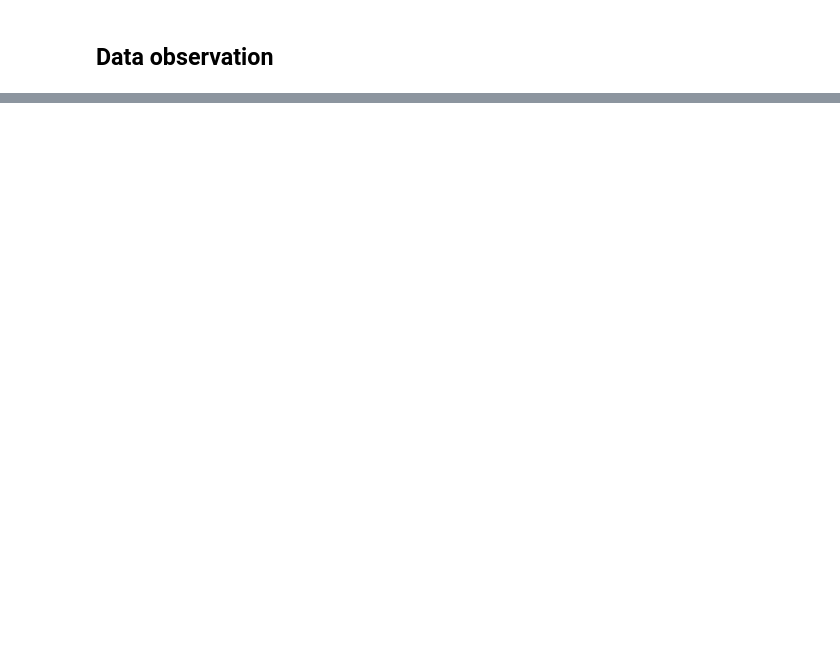
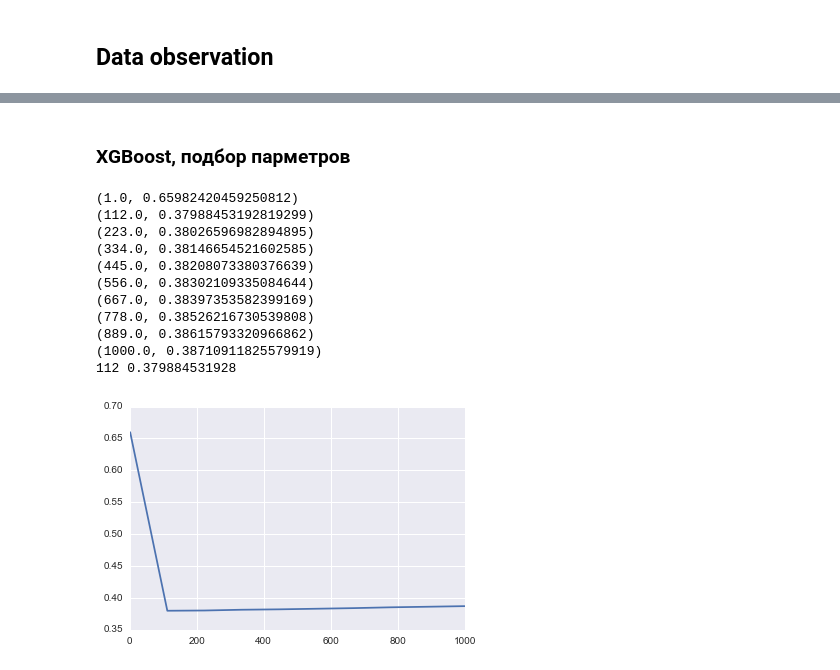
Before and after one commit to uSasha/ML_bootcamp_17_1, a Jupyter notebook: ML_BC_17.ipynb, the cells around one changed output, grey strips where cells are left out. Saved outputs shown, nothing was run; the diff lists cells and outputs as text; code cells hidden in the pictures; blank space fills up the shorter version.

```diff
--- a/ML_BC_17.ipynb
+++ b/ML_BC_17.ipynb
@@ -133,4 +45,0 @@ Name: averageNumOfTurnsPerCompletedLevel, dtype: float64
-# %%
-from sklearn.ensemble import RandomForestClassifier
-
-clf = RandomForestClassifier()
@@ -212,0 +46,4 @@ max(scores), max(scores_true)
+# %%
+X = pd.read_csv('x_train.csv', sep=';')
+y = pd.read_csv('y_train.csv', sep=';', header=None)
+X.head()
@@ -212,0 +253,6 @@ max(scores), max(scores_true)
+# %%
+def drop_dumb_features(X, y):
+    clf = XGBClassifier()
+    clf.fit(X, y)
+
+    X.drop(X.columns[clf.feature_importances_ < 0.002], inplace=True, axis=1)
@@ -212,0 +340,63 @@ max(scores), max(scores_true)
+# %% [markdown]
+### XGBoost, подбор парметров
+# %%
+clf2 = XGBClassifier(learning_rate=0.0685, n_estimators=121, max_depth=3,
+                 min_child_weight=32, gamma=0.7, subsample=0.65, colsample_bytree=0.95)
+
+score 0.38209563608456021
+# %%
+from sklearn.model_selection import cross_val_score
+
+score = []
+values_to_try = linspace(1, 1000, num=10)
+
+X = pd.read_csv('x_train.csv', sep=';')
+y = ravel(pd.read_csv('y_train.csv', header=None))
+
+for val in values_to_try:
+    clf2 = XGBClassifier(learning_rate=0.0685, n_estimators=int(val), max_depth=3,
+                     min_child_weight=32, gamma=0.7, subsample=0.65, colsample_bytree=0.95)
+
+    X = upgrade_with_minus(X)
+    drop_dumb_features(X, y)
+    X = upgrade_with_div(X)
+    drop_dumb_features(X, y)
+
+    print (val, mean(cross_val_score(clf2, X, y, cv=7, scoring='neg_log_loss')) * (-1))
+    score.append((val, mean(cross_val_score(clf2, X, y, cv=7, scoring='neg_log_loss')) * (-1)))
+
+score = np.array(score)
+plot(score[:,0], score[:,1])
+print int(score[:,0][score[:,1].argmin()]), min(score[:,1])
+
+
+# clf2 = XGBClassifier(learning_rate=0.0685, n_estimators=121, max_depth=3,
+#                      min_child_weight=32, gamma=0.7, subsample=0.65,
+#                      colsample_bytree=0.95, seed=76)
+
+# X = upgrade_with_minus(X)
+# drop_dumb_features(X, y)
+# X = upgrade_with_div(X)
+# drop_dumb_features(X, y)
+
+# clf2.fit(X, y)
+# X_sub = pd.read_csv('x_test.csv', sep=';')
+# X_sub = upgrade_with_minus(X_sub)
+# X_sub = upgrade_with_div(X_sub)
+# good_features = X.columns
+# answer = clf2.predict_proba(X_sub[good_features.values])
+# y = pd.DataFrame(answer)
+# y[1].to_csv('submission.csv', header=None, index=False)
+# %% [output]
+(1.0, 0.65982420459250812)
+(112.0, 0.37988453192819299)
+(223.0, 0.38026596982894895)
+(334.0, 0.38146654521602585)
+(445.0, 0.38208073380376639)
+(556.0, 0.38302109335084644)
+(667.0, 0.38397353582399169)
+(778.0, 0.38526216730539808)
+(889.0, 0.38615793320966862)
+(1000.0, 0.38710911825579919)
+112 0.379884531928
+[figure, added]
```
Also changed, not shown: parts of 72 cells of this notebook.
